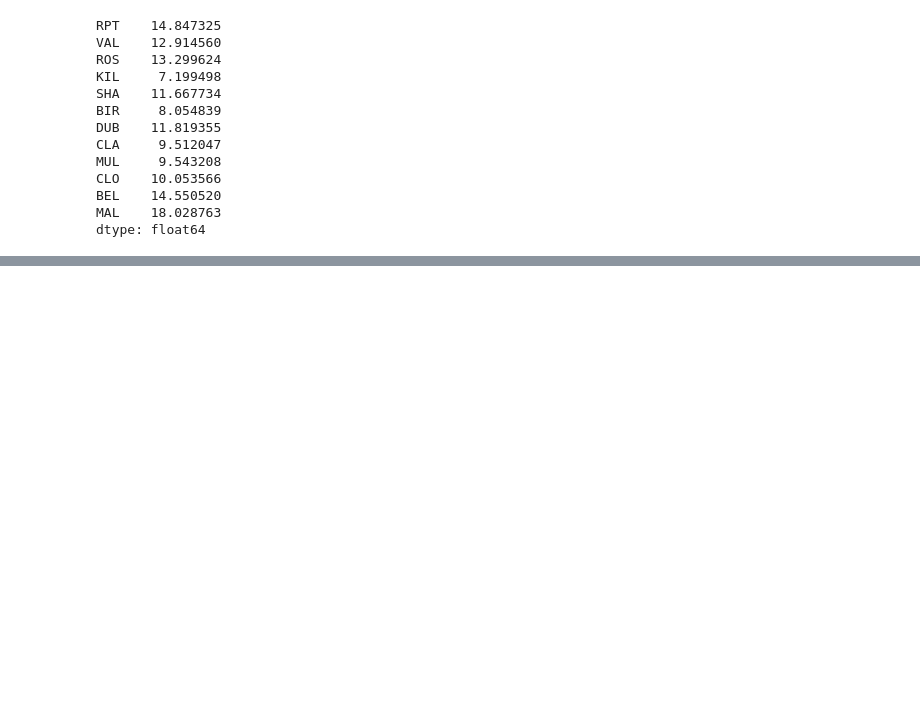
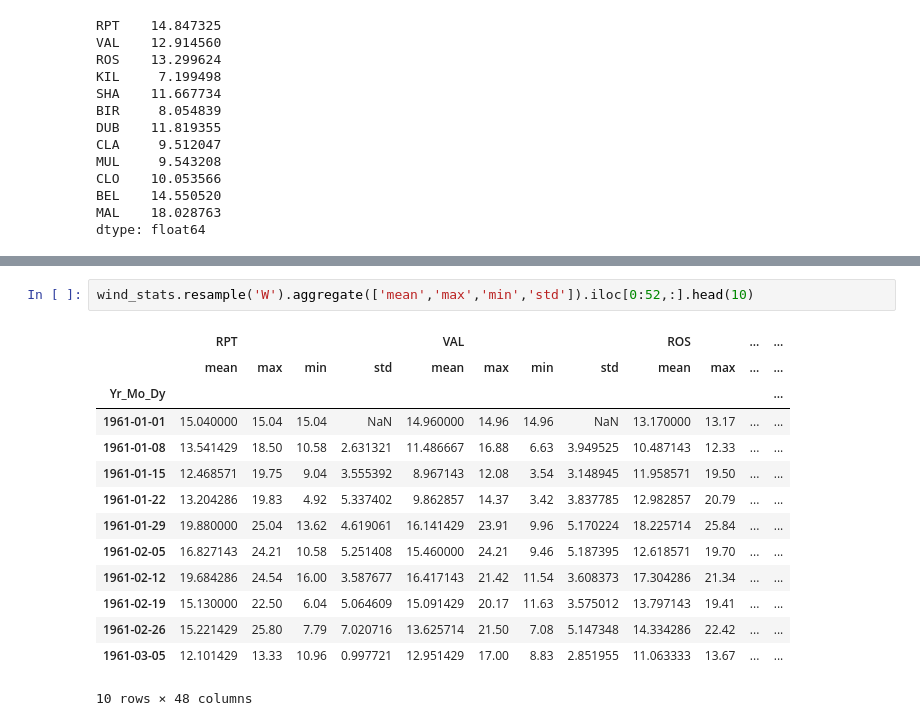
Before and after one commit to ujpinom/Analisis_datos, a Jupyter notebook: Wind_statics.ipynb, the cells around one changed output, grey strips where cells are left out. Saved outputs shown, nothing was run; the diff lists cells and outputs as text; blank space fills up the shorter version.

```diff
--- a/Wind_statics.ipynb
+++ b/Wind_statics.ipynb
@@ -92,0 +155,17 @@ dtype: float64
+# %%
+wind_stats.resample('W').aggregate(['mean','max','min','std']).iloc[0:52,:].head(10)
+# %% [output]
+|  | RPT |  |  |  | VAL |  |  |  | ROS |  | ... | ... |
+|  | mean | max | min | std | mean | max | min | std | mean | max | ... | ... |
+| Yr_Mo_Dy |  |  |  |  |  |  |  |  |  |  |  | ... |
+| 1961-01-01 | 15.040000 | 15.04 | 15.04 | NaN | 14.960000 | 14.96 | 14.96 | NaN | 13.170000 | 13.17 | ... | ... |
+| 1961-01-08 | 13.541429 | 18.50 | 10.58 | 2.631321 | 11.486667 | 16.88 | 6.63 | 3.949525 | 10.487143 | 12.33 | ... | ... |
+| 1961-01-15 | 12.468571 | 19.75 | 9.04 | 3.555392 | 8.967143 | 12.08 | 3.54 | 3.148945 | 11.958571 | 19.50 | ... | ... |
+| 1961-01-22 | 13.204286 | 19.83 | 4.92 | 5.337402 | 9.862857 | 14.37 | 3.42 | 3.837785 | 12.982857 | 20.79 | ... | ... |
+| 1961-01-29 | 19.880000 | 25.04 | 13.62 | 4.619061 | 16.141429 | 23.91 | 9.96 | 5.170224 | 18.225714 | 25.84 | ... | ... |
+| 1961-02-05 | 16.827143 | 24.21 | 10.58 | 5.251408 | 15.460000 | 24.21 | 9.46 | 5.187395 | 12.618571 | 19.70 | ... | ... |
+| 1961-02-12 | 19.684286 | 24.54 | 16.00 | 3.587677 | 16.417143 | 21.42 | 11.54 | 3.608373 | 17.304286 | 21.34 | ... | ... |
+| 1961-02-19 | 15.130000 | 22.50 | 6.04 | 5.064609 | 15.091429 | 20.17 | 11.63 | 3.575012 | 13.797143 | 19.41 | ... | ... |
+| 1961-02-26 | 15.221429 | 25.80 | 7.79 | 7.020716 | 13.625714 | 21.50 | 7.08 | 5.147348 | 14.334286 | 22.42 | ... | ... |
+| 1961-03-05 | 12.101429 | 13.33 | 10.96 | 0.997721 | 12.951429 | 17.00 | 8.83 | 2.851955 | 11.063333 | 13.67 | ... | ... |
+10 rows × 48 columns
```
Also changed, not shown: parts of 3 cells of this notebook.
